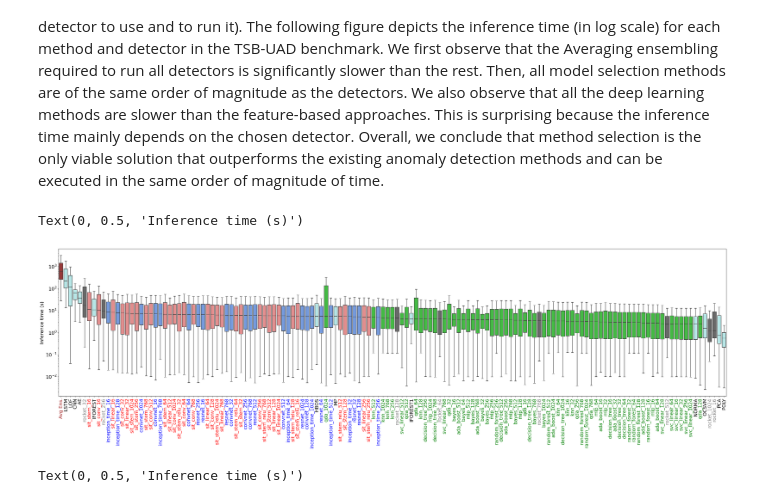
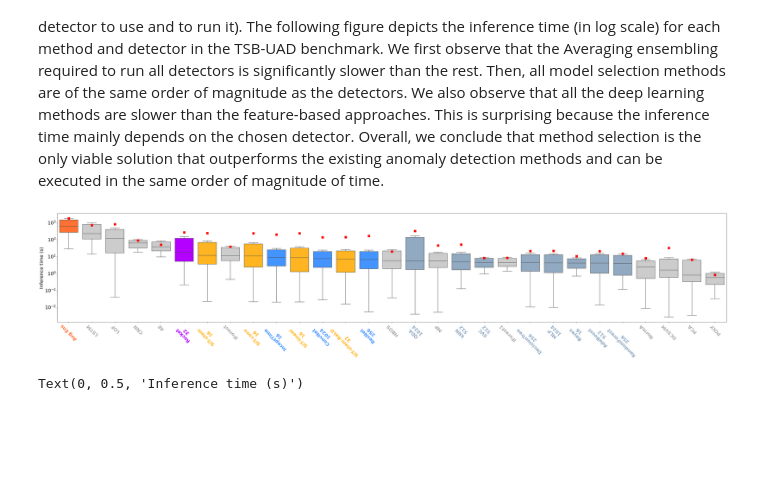
Before and after one commit to boniolp/MSAD, a Jupyter notebook: experiments/execution_time_analysis/Execution_Time_Evaluation.ipynb, the cells around one changed output. Saved outputs shown, nothing was run; the diff lists cells and outputs as text; code cells hidden in the pictures; blank space fills up the shorter version.

```diff
--- a/experiments/execution_time_analysis/Execution_Time_Evaluation.ipynb
+++ b/experiments/execution_time_analysis/Execution_Time_Evaluation.ipynb
@@ -53,6 +28,7 @@ This file contains the accuracy scores for 496 time series (time series in the t
 # %%
 df = pd.read_csv('../../results/execution_time/all_inference_time.csv')
 df = df.drop(labels='Unnamed: 0',axis=1)
+df = df.rename(columns={"Avg Ens.": "Avg Ens"})
 
 methods_conv = [
     'inception_time_{}',
@@ -79,9 +55,9 @@ methods_feature = [
 
 old_methods = ['IFOREST', 'LOF', 'MP', 'NORMA', 'IFOREST1', 'HBOS', 'OCSVM','PCA', 'AE', 'CNN', 'LSTM', 'POLY']
 
-Base_methods = ['Avg Ens.']
+Base_methods = ['Avg Ens']
 
-all_length = [16,32,64,128,256,512,768,1024]
+all_length = [16, 32, 64, 128, 256, 512, 768, 1024]
 
 all_methods = old_methods + Base_methods
 all_methods += [meth.format(length) for meth in methods_conv for length in all_length]
@@ -96,6 +72,11 @@ all_methods_pred += [meth.format(length)+"_pred" for meth in methods_feature for
 
 all_methods_class = list(set([x.rsplit('_', 1)[0] for x in all_methods]))
 
+# Create a list of all different classes of methods
+split = [x.rsplit('_', 1)[0] for x in all_methods]
+used = set()
+all_methods_class = [x for x in split if x not in used and (used.add(x) or True)]
+
 df
 # %% [output]
 |  | filename | NORMA | IFOREST1 | IFOREST | MP | HBOS | POLY | OCSVM | AE | PCA | ... | ... |
@@ -158,40 +191,70 @@ depends on the chosen detector. Overall, we conclude that method
 selection is the only viable solution that outperforms the existing
 anomaly detection methods and can be executed in the same order
 of magnitude of time.
+# %%
+def rreplace(s, old, new, occurrence=1):
+    li = s.rsplit(old, occurrence)
+    return new.join(li)
 # %%
-sns.set_palette(sns.color_palette())
-plt.rcParams.update({'font.size': 18})
-
-plt.figure(figsize=(45,10))
+plt.rcParams.update({'font.size': 22})
+plt.figure(figsize=(45, 10))
 
 order = list(df[all_methods].median().sort_values().index)[::-1]
-my_pal = {method:"paleturquoise" for method in old_methods}
-for family,color in zip([methods_conv,methods_sit,methods_ts,methods_feature],['cornflowerblue','lightcoral','dimgray','limegreen']):
+
+my_pal = {method: methods_colors["detectors"] for method in old_methods}
+for family, color in zip([methods_conv, methods_sit, methods_ts, methods_feature], [methods_colors["conv"], methods_colors["sit"], methods_colors["rocket"],methods_colors["feature_based"]]):
     for length in all_length:
         my_pal_tmp = {method.format(length):color for method in family}
-        my_pal = {**my_pal,**my_pal_tmp}
-my_pal = {**my_pal,**{"Avg Ens.":"brown",'Oracle':'white' }}
-g = sns.boxplot(data=df[all_methods],palette=my_pal,order=order,showfliers = False)
+        my_pal = {**my_pal, **my_pal_tmp}
+my_pal = {**my_pal,**{"Avg Ens": methods_colors["avg_ens"], 'Oracle': methods_colors["oracle"]}}
+
+# Keep only best from each method class
+best_method_class = []
+split_order = [x.rsplit('_', 1)[0] for x in order]
+for method_class in all_methods_class:
+    indexes = split_order.index(method_class)
+    best_method_class.append(order[indexes])
+new_order = [x for x in order if x in best_method_class]
+new_my_pal = {key: my_pal[key] for key in best_method_class}
+
+g = sns.boxplot(data=df[new_order], palette=new_my_pal, order=new_order, saturation=1, whis=0.241289844, showfliers=False,
+                meanprops={"marker":"s","markerfacecolor":"red", "markeredgecolor":"red", "markersize":10}, showmeans=True) # 1std = 0.241289844, 2std = 0.982579689
+
 for tick_label in g.axes.get_xticklabels():
+    tick_label.set_weight('bold')
     if 'sit_' in tick_label.get_text():
-        tick_label.set_color("red")
+        tick_label.set_color(methods_colors["sit"])
     elif ('convnet_' in tick_label.get_text()) or ('resnet_' in tick_label.get_text()) or ('inception_' in tick_label.get_text()):
-        tick_label.set_color("blue")
+        tick_label.set_color(methods_colors["conv"])
     elif 'rocket_' in tick_label.get_text():
-        tick_label.set_color("grey")
-    elif ('Oracle' in tick_label.get_text()) or ('Avg Ens.' in tick_label.get_text()):
-        tick_label.set_color("brown")
+        tick_label.set_color(methods_colors["rocket"])
+    elif ('Oracle' in tick_label.get_text()):
+        tick_label.set_color("black")
+    elif ('Avg Ens' in tick_label.get_text()):
+        tick_label.set_color(methods_colors["avg_ens"])
     elif '_'not  in tick_label.get_text():
-        tick_label.set_color("black")
+        tick_label.set_color("#ABABAB")
     else:
-        tick_label.set_color("green")
+        tick_label.set_color(methods_colors["feature_based"])
+
+# Change xtick labels to camera-ready names
+new_xticks_labels = []
+for i, tick_label in enumerate(g.axes.get_xticklabels()):
+    method_name = tick_label.get_text()
+    if method_name in final_names:
+        tick_label.set_text(rreplace(final_names[method_name], '-', '\n'))
+    else:
+        tick_label.set_text(method_name)
+    new_xticks_labels.append(tick_label)
+g.axes.set_xticklabels(new_xticks_labels)
 
 plt.yscale('log')
-plt.xticks(rotation=90)
+plt.xticks(rotation=135)
+plt.tight_layout()
 plt.ylabel("Inference time (s)")
+plt.show()
 # %% [output]
-Text(0, 0.5, 'Inference time (s)')
-[figure, old version]
+[figure, new version]
 # %%
 # sns.set_palette(sns.color_palette())
 plt.rcParams.update({'font.size': 38})
```
Also changed, not shown: parts of 5 cells of this notebook, 2 other files.
